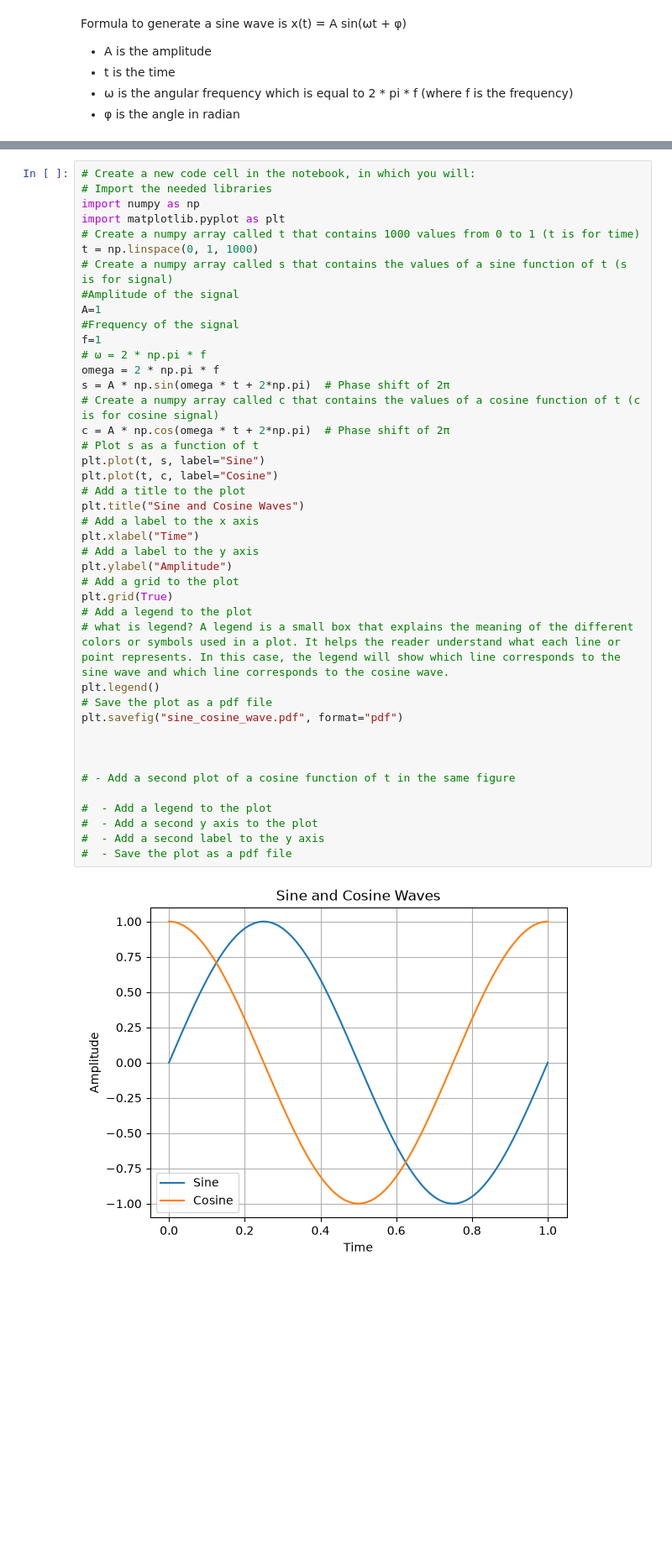
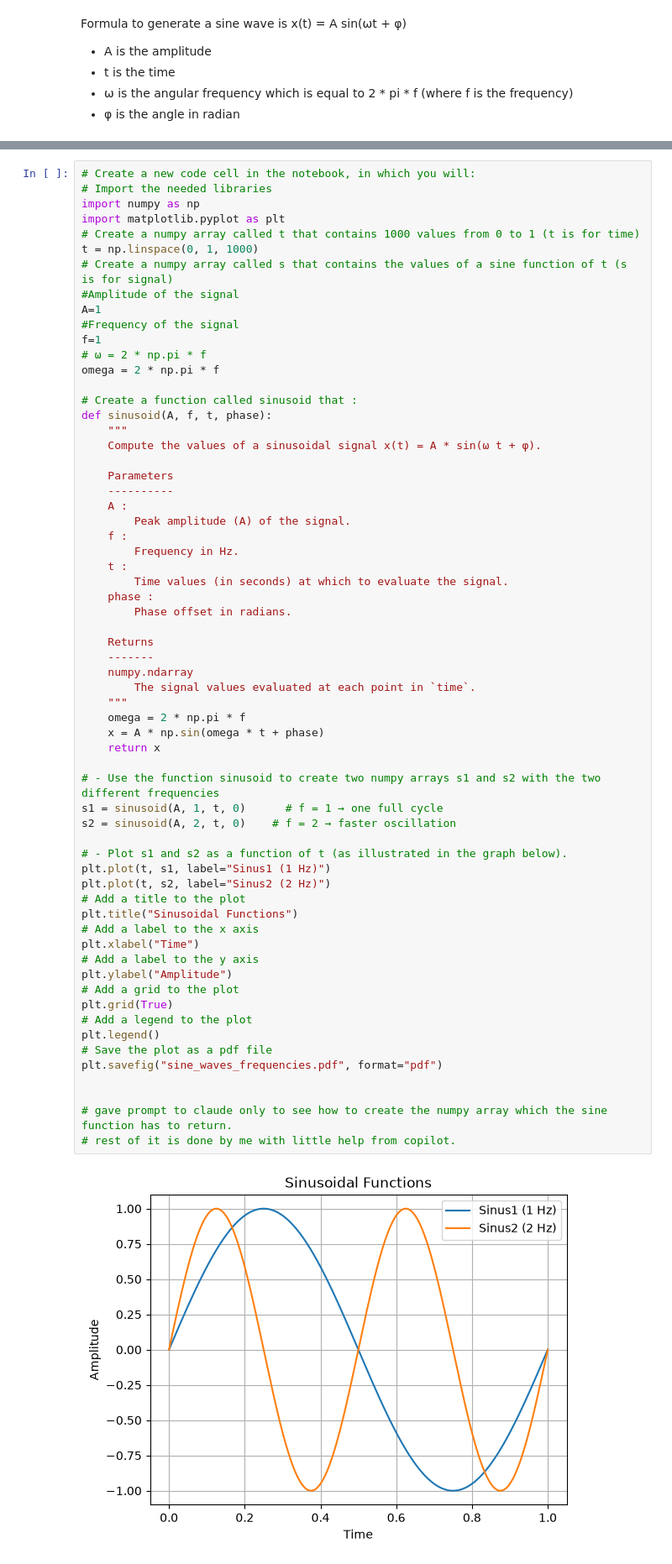
Before and after one commit to ayeshawaheed9/Series02-python, a Jupyter notebook: Series02-python.ipynb, the cells around one changed output, grey strips where cells are left out. Shown at 84% size. Saved outputs shown, nothing was run; the diff lists cells and outputs as text; blank space fills up the shorter version.

Commit message:
The final version and of the notebook to plot the sinusoidal waves using a function

```diff
--- a/Series02-python.ipynb
+++ b/Series02-python.ipynb
@@ -18,44 +24,65 @@ Formula to generate a sine wave is x(t) = A sin(ωt +  φ)
 # %%
 # Create a new code cell in the notebook, in which you will:
 # Import the needed libraries
 import numpy as np
 import matplotlib.pyplot as plt
 # Create a numpy array called t that contains 1000 values from 0 to 1 (t is for time)
 t = np.linspace(0, 1, 1000)
 # Create a numpy array called s that contains the values of a sine function of t (s is for signal)
 #Amplitude of the signal
 A=1
 #Frequency of the signal
 f=1
 # ω = 2 * np.pi * f
 omega = 2 * np.pi * f
-s = A * np.sin(omega * t + 2*np.pi)  # Phase shift of 2π
-# Create a numpy array called c that contains the values of a cosine function of t (c is for cosine signal)
-c = A * np.cos(omega * t + 2*np.pi)  # Phase shift of 2π
-# Plot s as a function of t
-plt.plot(t, s, label="Sine")
-plt.plot(t, c, label="Cosine")
+
+# Create a function called sinusoid that :
+def sinusoid(A, f, t, phase):
+    """
+    Compute the values of a sinusoidal signal x(t) = A * sin(ω t + φ).
+
+    Parameters
+    ----------
+    A :
+        Peak amplitude (A) of the signal.
+    f :
+        Frequency in Hz.
+    t :
+        Time values (in seconds) at which to evaluate the signal.
+    phase :
+        Phase offset in radians.
+
+    Returns
+    -------
+    numpy.ndarray
+        The signal values evaluated at each point in `time`.
+    """
+    omega = 2 * np.pi * f
+    x = A * np.sin(omega * t + phase)
+    return x
+
+# - Use the function sinusoid to create two numpy arrays s1 and s2 with the two different frequencies
+s1 = sinusoid(A, 1, t, 0)      # f = 1 → one full cycle
+s2 = sinusoid(A, 2, t, 0)    # f = 2 → faster oscillation
+
+# - Plot s1 and s2 as a function of t (as illustrated in the graph below).
+plt.plot(t, s1, label="Sinus1 (1 Hz)")
+plt.plot(t, s2, label="Sinus2 (2 Hz)")
 # Add a title to the plot
-plt.title("Sine and Cosine Waves")
+plt.title("Sinusoidal Functions")
 # Add a label to the x axis
 plt.xlabel("Time")
 # Add a label to the y axis
 plt.ylabel("Amplitude")
 # Add a grid to the plot
 plt.grid(True)
 # Add a legend to the plot
-# what is legend? A legend is a small box that explains the meaning of the different colors or symbols used in a plot. It helps the reader understand what each line or point represents. In this case, the legend will show which line corresponds to the sine wave and which line corresponds to the cosine wave.
 plt.legend()
 # Save the plot as a pdf file
-plt.savefig("sine_cosine_wave.pdf", format="pdf")
+plt.savefig("sine_waves_frequencies.pdf", format="pdf")
 
 
-
-# - Add a second plot of a cosine function of t in the same figure
-
-#  - Add a legend to the plot
-#  - Add a second y axis to the plot
-#  - Add a second label to the y axis
-#  - Save the plot as a pdf file
+# gave prompt to claude only to see how to create the numpy array which the sine function has to return.
+# rest of it is done by me with little help from copilot.
 # %% [output]
-[figure, old version]
+[figure, new version]
```
Also changed, not shown: parts of 2 cells of this notebook, 1 other file.
